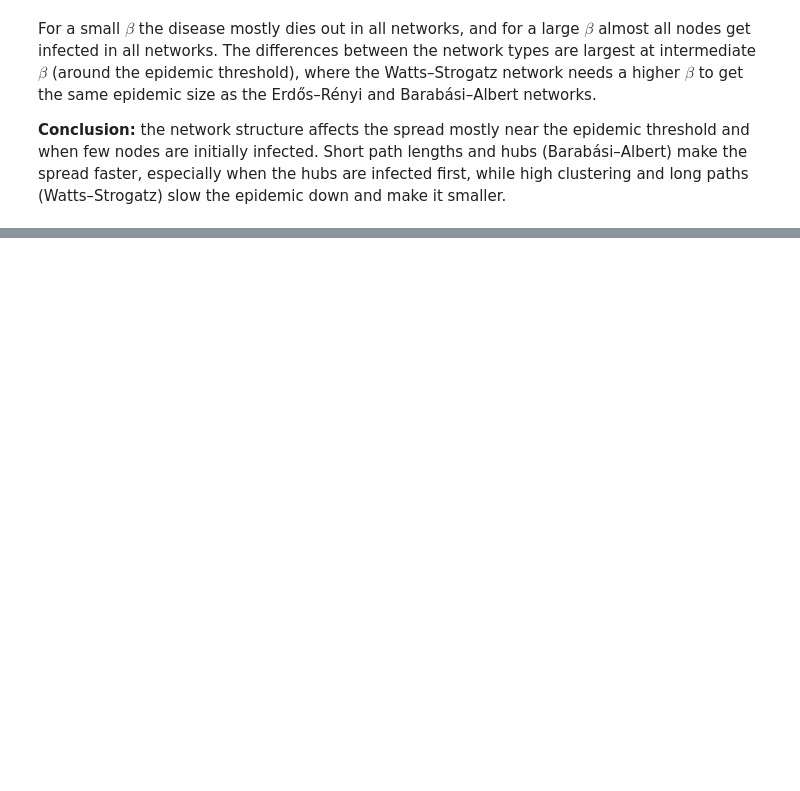
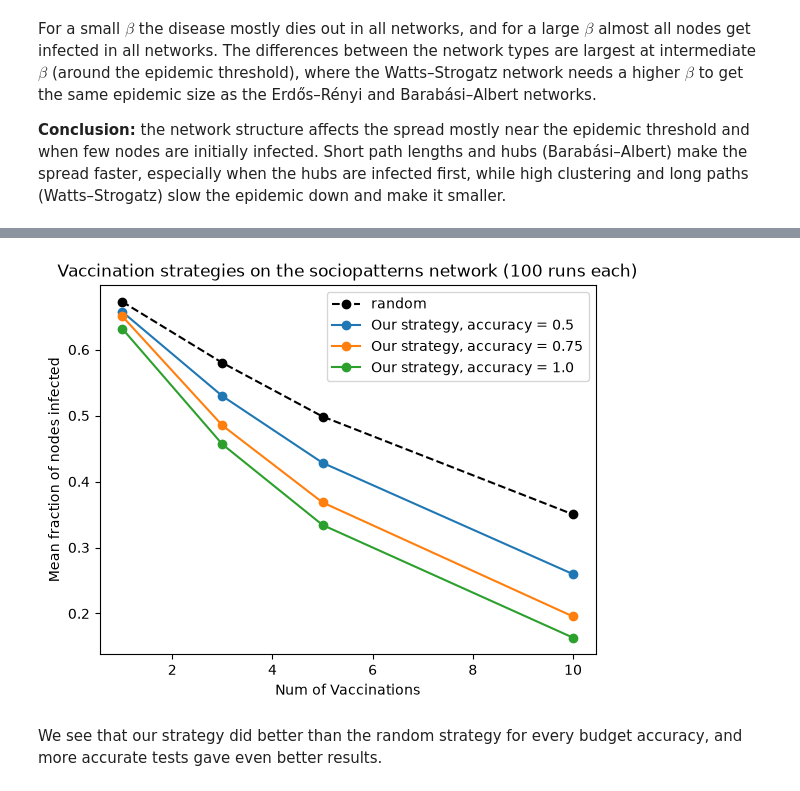
Before and after one commit to emilie-taffouraud/assignment2-stochastic-spatial-models, a Jupyter notebook: Jakobsen_16944763_Taffouraud_14886820_assignment2.ipynb, the cells around one changed output, grey strips where cells are left out. Saved outputs shown, nothing was run; the diff lists cells and outputs as text; code cells hidden in the pictures; blank space fills up the shorter version.

Commit message:
last exercise, networks

```diff
--- a/Jakobsen_16944763_Taffouraud_14886820_assignment2.ipynb
+++ b/Jakobsen_16944763_Taffouraud_14886820_assignment2.ipynb
@@ -1484,0 +1513,7 @@ For a small $\beta$ the disease mostly dies out in all networks, and for a large
+# %%
+#the csv is an adjacency matrix, separated with ; with the node ids as row and column labels
+df = pd.read_csv("transmission_network.csv", sep=";", index_col=0)
+
+network = nx.from_numpy_array(df.values)
+
+print(network)
@@ -1484,0 +1577,21 @@ For a small $\beta$ the disease mostly dies out in all networks, and for a large
+# %%
+# we run both strategies for every vaccination budget and test accuracy
+vaccine_budgets = [1, 3, 5, 10]
+accuracies = [0.5, 0.75, 1.0]
+n_runs = 100
+
+vaccination_results = []
+
+for n_vaccines in vaccine_budgets:
+
+    # the random strategy does not use tests, so the accuracy doesn't matter
+    sizes = [simulate_vaccination(network, "null", n_vaccines, accuracy=1.0, seed=s) for s in range(n_runs)]
+    vaccination_results.append({"strategy": "null", "vaccines": n_vaccines, "accuracy": None,
+                                "final_size": np.mean(sizes), "std": np.std(sizes)})
+    for accuracy in accuracies:
+        sizes = [simulate_vaccination(network, "walk", n_vaccines, accuracy, seed=s) for s in range(n_runs)]
+        vaccination_results.append({"strategy": "walk", "vaccines": n_vaccines, "accuracy": accuracy,
+                                    "final_size": np.mean(sizes), "std": np.std(sizes)})
+
+vaccination_df = pd.DataFrame(vaccination_results)
+vaccination_df
@@ -1484,0 +1616,18 @@ For a small $\beta$ the disease mostly dies out in all networks, and for a large
+# %%
+#lastly we plot the mean fraction of infected nodes against the random svaccination
+random_df = vaccination_df[vaccination_df["strategy"] == "null"]
+plt.plot(random_df["vaccines"], random_df["final_size"], "o--", color="black", label="random")
+
+for accuracy in accuracies:
+    data = vaccination_df[(vaccination_df["strategy"] == "walk") & (vaccination_df["accuracy"] == accuracy)]
+    plt.plot(data["vaccines"], data["final_size"], "o-", label=f"Our strategy, accuracy = {accuracy}")
+
+plt.xlabel("Num of Vaccinations")
+plt.ylabel("Mean fraction of nodes infected")
+plt.title("Vaccination strategies on the sociopatterns network (100 runs each)")
+plt.legend()
+plt.show()
+# %% [output]
+[figure, added]
+# %% [markdown]
+We see that our strategy did better than the random strategy for every budget accuracy, and more accurate tests gave even better results.
```
Also changed, not shown: parts of 28 cells of this notebook, 1 other file.
